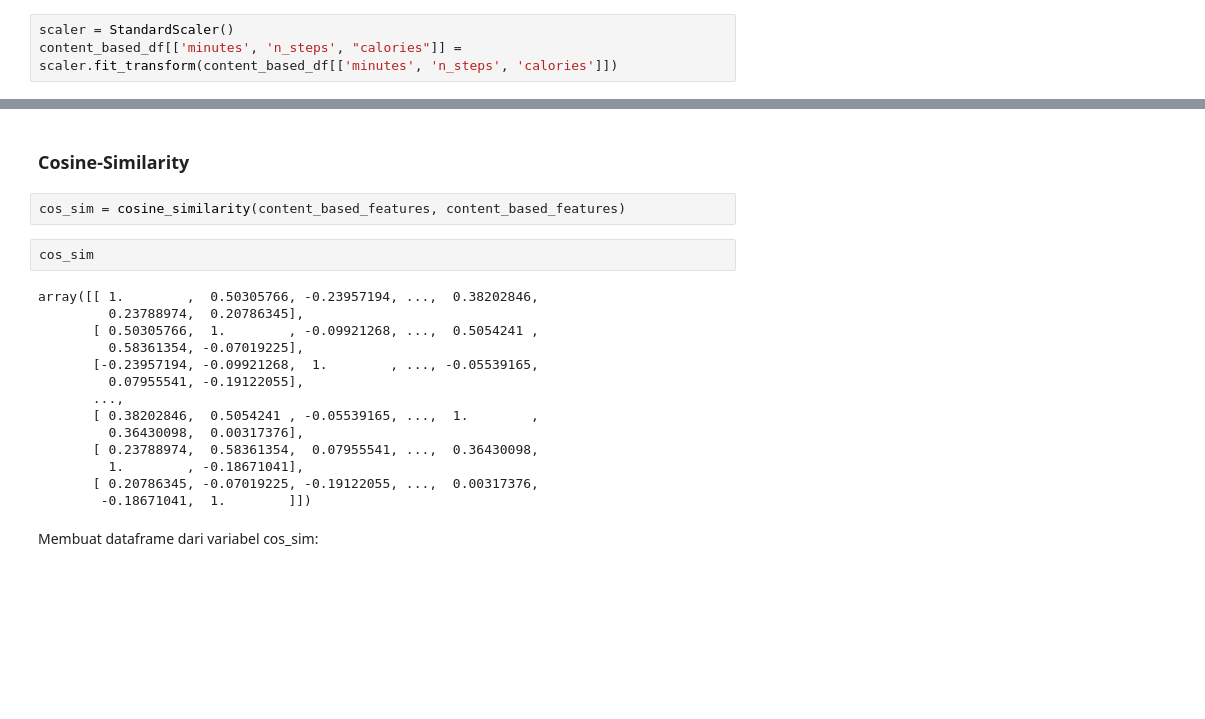
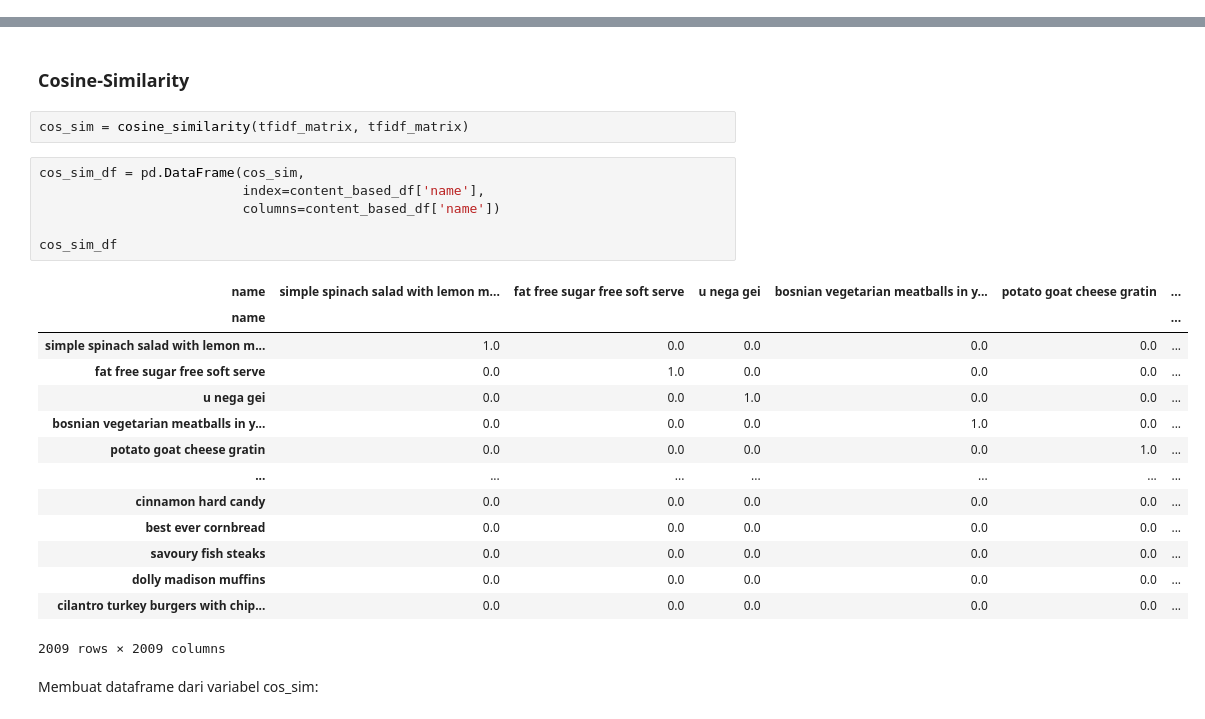
Before and after one commit to Sulbae/OlahGizi-Project, a Jupyter notebook: Food Recommender/notebook.ipynb, the cells around one changed output, grey strips where cells are left out. Drawn from its saved outputs; the diff is of its cells as text; blank space fills up the shorter version.

```diff
--- a/Food Recommender/notebook.ipynb
+++ b/Food Recommender/notebook.ipynb
@@ -888,3 +641,0 @@ pd.DataFrame(tfidf_matrix.todense(),
-# %%
-scaler = StandardScaler()
-content_based_df[['minutes', 'n_steps', "calories"]] = scaler.fit_transform(content_based_df[['minutes', 'n_steps', 'calories']])
@@ -935,23 +662,28 @@ collaborative_df.head()
 # %% [markdown]
 ### Cosine-Similarity
 # %%
-cos_sim = cosine_similarity(content_based_features, content_based_features)
+cos_sim = cosine_similarity(tfidf_matrix, tfidf_matrix)
-# %%
-cos_sim
-# %% [output]
-array([[ 1.        ,  0.50305766, -0.23957194, ...,  0.38202846,
-         0.23788974,  0.20786345],
-       [ 0.50305766,  1.        , -0.09921268, ...,  0.5054241 ,
-         0.58361354, -0.07019225],
-       [-0.23957194, -0.09921268,  1.        , ..., -0.05539165,
-         0.07955541, -0.19122055],
-       ...,
-       [ 0.38202846,  0.5054241 , -0.05539165, ...,  1.        ,
-         0.36430098,  0.00317376],
-       [ 0.23788974,  0.58361354,  0.07955541, ...,  0.36430098,
-         1.        , -0.18671041],
-       [ 0.20786345, -0.07019225, -0.19122055, ...,  0.00317376,
-        -0.18671041,  1.        ]])
+# %%
+cos_sim_df = pd.DataFrame(cos_sim,
+                          index=content_based_df['name'],
+                          columns=content_based_df['name'])
+
+cos_sim_df
+# %% [output]
+| name | simple spinach salad with lemon m... | fat free sugar free soft serve | u nega gei | bosnian vegetarian meatballs in y... | potato goat cheese gratin | ... |
+| name |  |  |  |  |  | ... |
+| simple spinach salad with lemon m... | 1.0 | 0.0 | 0.0 | 0.0 | 0.0 | ... |
+| fat free sugar free soft serve | 0.0 | 1.0 | 0.0 | 0.0 | 0.0 | ... |
+| u nega gei | 0.0 | 0.0 | 1.0 | 0.0 | 0.0 | ... |
+| bosnian vegetarian meatballs in y... | 0.0 | 0.0 | 0.0 | 1.0 | 0.0 | ... |
+| potato goat cheese gratin | 0.0 | 0.0 | 0.0 | 0.0 | 1.0 | ... |
+| ... | ... | ... | ... | ... | ... | ... |
+| cinnamon hard candy | 0.0 | 0.0 | 0.0 | 0.0 | 0.0 | ... |
+| best ever cornbread | 0.0 | 0.0 | 0.0 | 0.0 | 0.0 | ... |
+| savoury fish steaks | 0.0 | 0.0 | 0.0 | 0.0 | 0.0 | ... |
+| dolly madison muffins | 0.0 | 0.0 | 0.0 | 0.0 | 0.0 | ... |
+| cilantro turkey burgers with chip... | 0.0 | 0.0 | 0.0 | 0.0 | 0.0 | ... |
+2009 rows × 2009 columns
 # %% [markdown]
 Membuat dataframe dari variabel cos_sim:
 # %%
```
Also changed, not shown: parts of 41 cells of this notebook.
